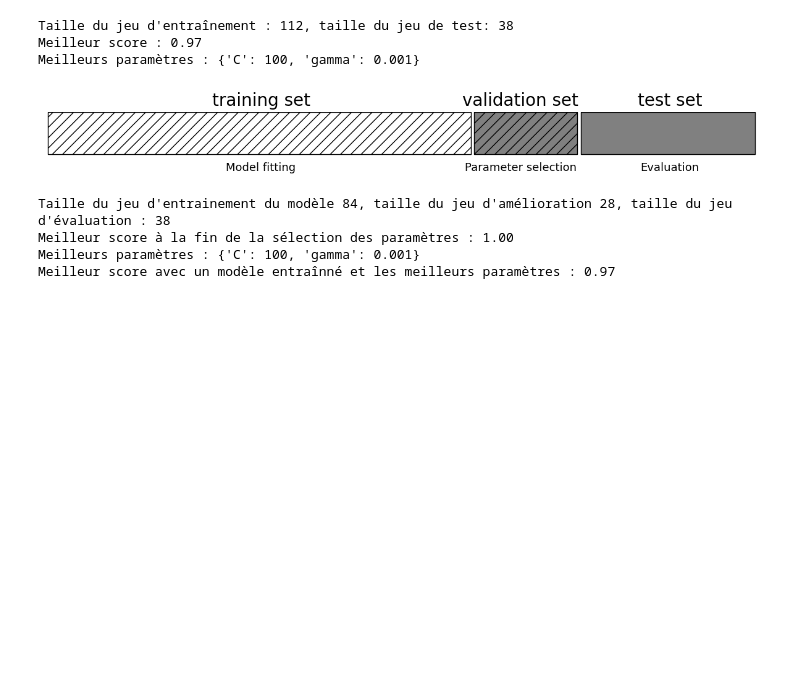
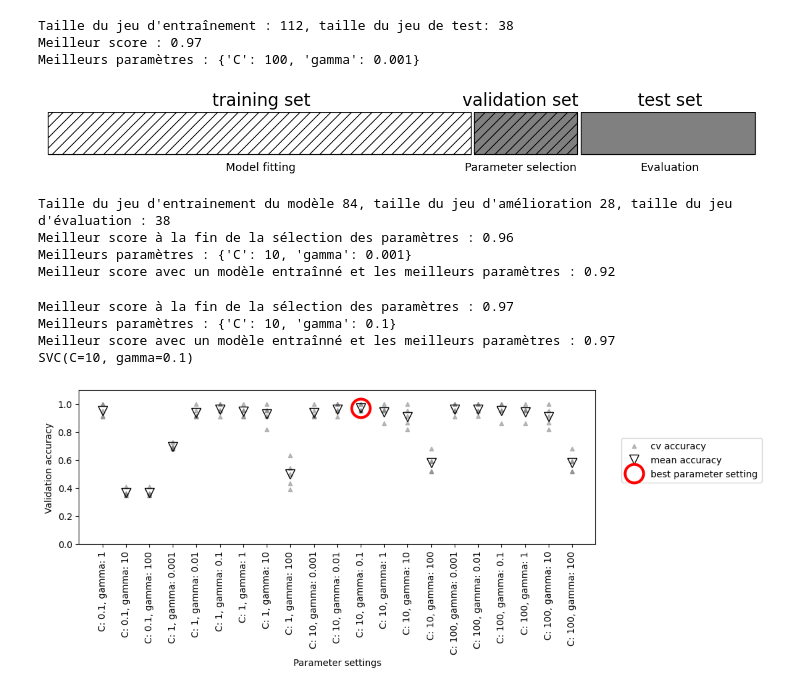
Before and after one commit to 012kirby210/mg-scikitlearn, a Jupyter notebook: [Evaluation] Recherche sur grille.ipynb, the cells around one changed output. Saved outputs shown, nothing was run; the diff lists cells and outputs as text; code cells hidden in the pictures; blank space fills up the shorter version.

Commit message:
Combinaison CV et recherche sur grille

```diff
--- a/[Evaluation] Recherche sur grille.ipynb
+++ b/[Evaluation] Recherche sur grille.ipynb
@@ -49,6 +49,8 @@ X_train_model,X_find_params, y_train_model, y_find_params = train_test_split(X_t
 
 print("Taille du jeu d'entrainement du modèle {}, taille du jeu d'amélioration {}, taille du jeu d'évaluation : {}".format(
 X_train_model.shape[0], X_find_params.shape[0],X_eval.shape[0]))
+
+best_score = 0
 
 for gamma in [0.001,0.01,0.1,1,10,100]:
     for alpha in [0.001,0.01,0.1,1,10,100]:
@@ -65,8 +67,46 @@ eval_score = svm.score(X_eval,y_eval)
 print("Meilleur score à la fin de la sélection des paramètres : {:.2f}".format(best_score))
 print("Meilleurs paramètres : {}".format(best_parameters))
 print("Meilleur score avec un modèle entraînné et les meilleurs paramètres : {:.2f}".format(eval_score))
+
+# On observe une moindre généralisation ( surapprentissage dans le cas précédent )
 # %% [output]
 Taille du jeu d'entrainement du modèle 84, taille du jeu d'amélioration 28, taille du jeu d'évaluation : 38
-Meilleur score à la fin de la sélection des paramètres : 1.00
-Meilleurs paramètres : {'C': 100, 'gamma': 0.001}
-Meilleur score avec un modèle entraînné et les meilleurs paramètres : 0.97
+Meilleur score à la fin de la sélection des paramètres : 0.96
+Meilleurs paramètres : {'C': 10, 'gamma': 0.001}
+Meilleur score avec un modèle entraînné et les meilleurs paramètres : 0.92
+# %%
+# On peut combiner la validation croisée avec la recherche sur grille, en effectuant la recherche des paramètres
+# optimaux sur plusieurs sous-ensembles du jeu réunion de l'ensemble d'entraînement et de validation.
+
+from sklearn.model_selection import cross_val_score
+import numpy as np
+
+best_score = 0
+
+for gamma in [0.001,0.01,0.1,1,10,100]:
+    for alpha in [0.001,0.01,0.1,1,10,100]:
+        svm = SVC(gamma=gamma,C=alpha)
+        scores = cross_val_score(svm, X_train, y_train, cv=5)
+        score = np.mean(scores)
+        if score > best_score:
+            best_score = score
+            best_parameters = { 'C': alpha, 'gamma': gamma}
+
+svm = SVC(**best_parameters)
+svm.fit(X_train,y_train)
+eval_score = svm.score(X_eval,y_eval)
+print("Meilleur score à la fin de la sélection des paramètres : {:.2f}".format(best_score))
+print("Meilleurs paramètres : {}".format(best_parameters))
+print("Meilleur score avec un modèle entraînné et les meilleurs paramètres : {:.2f}".format(eval_score))
+print(svm)
+
+# Le modèle est nettement meilleur ; par contre il est plus gourmand en temps de traitement.
+# %% [output]
+Meilleur score à la fin de la sélection des paramètres : 0.97
+Meilleurs paramètres : {'C': 10, 'gamma': 0.1}
+Meilleur score avec un modèle entraînné et les meilleurs paramètres : 0.97
+SVC(C=10, gamma=0.1)
+# %%
+mglearn.plots.plot_cross_val_selection()
+# %% [output]
+[figure, added]
```
Also changed, not shown: parts of 2 cells of this notebook.
